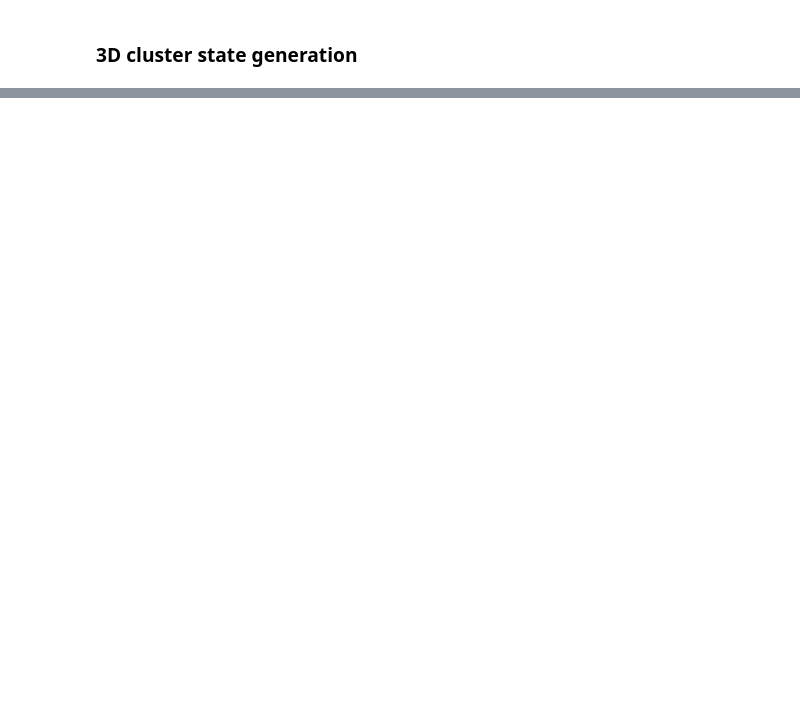
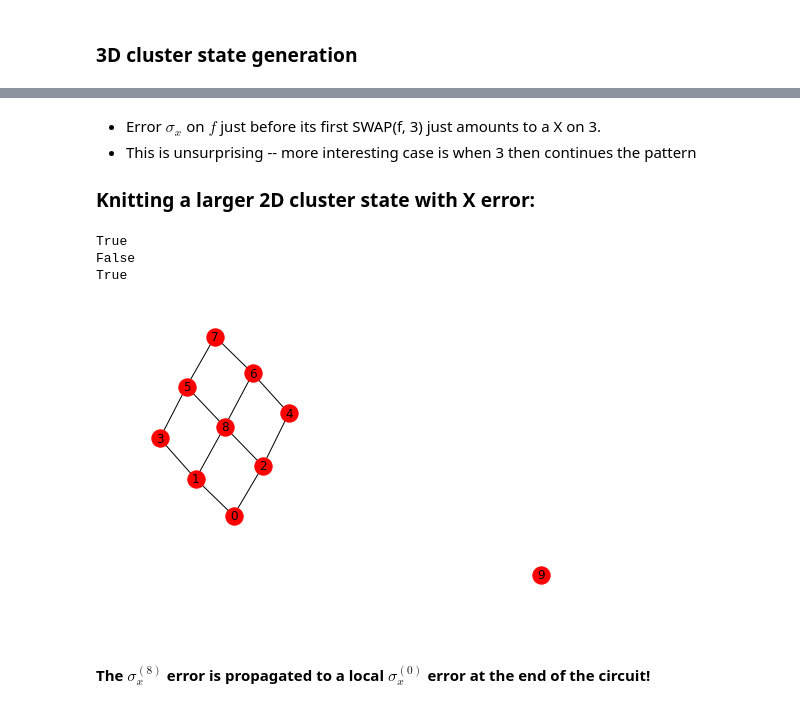
Before and after one commit to noajshu/clusterstates, a Jupyter notebook: knitting.ipynb, the cells around one changed output, grey strips where cells are left out. Cells and saved outputs as stored; diff of their text form; code cells hidden in the pictures; blank space fills up the shorter version.

```diff
--- a/knitting.ipynb
+++ b/knitting.ipynb
@@ -157,0 +184,49 @@ plot_quantum_circuit([(H,q1),(CNOT,q2,q1),(CNOT,q1,q0),(H,q0),
+# %% [markdown]
+- Error $\sigma_x$ on $f$ just before its first SWAP(f, 3) just amounts to a X on 3.
+- This is unsurprising -- more interesting case is when 3 then continues the pattern
+
+### Knitting a larger 2D cluster state with X error:
+# %%
+N = 10
+# flying qubit index
+f = 9
+
+E = [(0, 1), (0, 2), (1, 3), (4, 2),
+     (3, 5), (5, 7), (7, 6),
+     (6, 4),
+     (2, 8), (8, 1), (8, 5), (8, 6)]
+
+show_graph(range(N), E)
+
+# initial state
+Psi = qt.tensor(N*[ket_plus])
+
+
+e = qt.tensor([X if i == f else Id for i in range(N)])
+
+knit = lambda i, j, k: swap(targets=[f, j], N=N) * cz(i=f, j=i, N=N) * cz(i=f, j=k, N=N)
+procedure = knit(6, 7, 5) * knit(4, 6, 8) * knit(3, 5, 8) * knit(2, 8, 1) *\
+    knit(2, 0, 1) *\
+    swap(targets=[3, f], N=N) * cz(f, 1, N) *\
+    swap(targets=[4, f], N=N) * cz(f, 2, N)
+
+print(procedure * Psi == graph_state_unitary(N, E) * Psi)
+
+X8 = qt.tensor([X if i == 8 else Id for i in range(N)])
+procedure_with_error = knit(6, 7, 5) * knit(4, 6, 8) * knit(3, 5, 8) *\
+    X8 *\
+    knit(2, 8, 1) *\
+    knit(2, 0, 1) *\
+    swap(targets=[3, f], N=N) * cz(f, 1, N) *\
+    swap(targets=[4, f], N=N) * cz(f, 2, N)
+
+print(procedure_with_error * Psi == graph_state_unitary(N, E) * Psi)
+X0 = qt.tensor([X if i == 0 else Id for i in range(N)])
+print(X0 * procedure_with_error * Psi == graph_state_unitary(N, E) * Psi)
+# %% [output]
+True
+False
+True
+[figure, added]
+# %% [markdown]
+#### The $\sigma_x^{(8)}$ error is propagated to a local $\sigma_x^{(0)}$ error at the end of the circuit!
```
Also changed, not shown: parts of 6 cells of this notebook.
